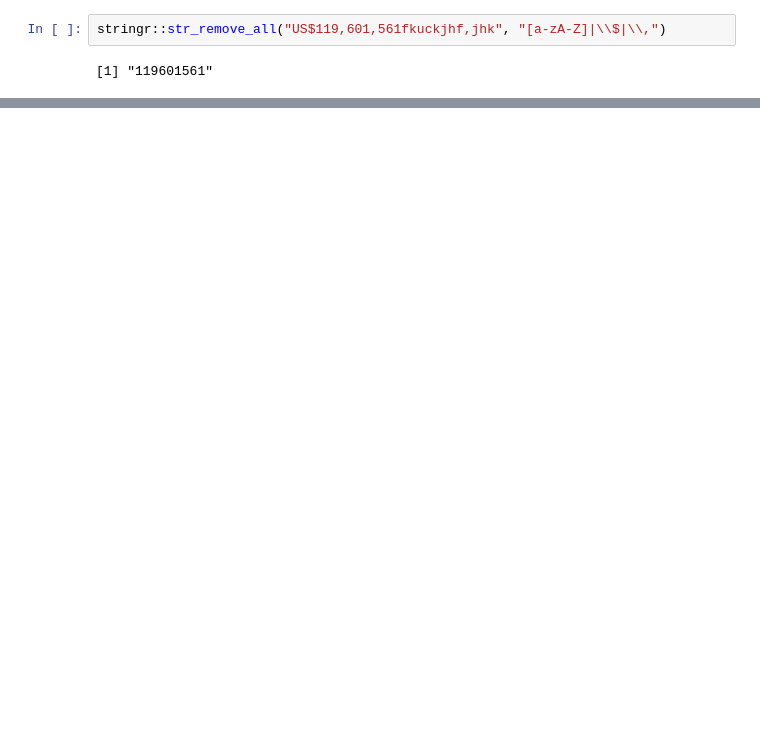
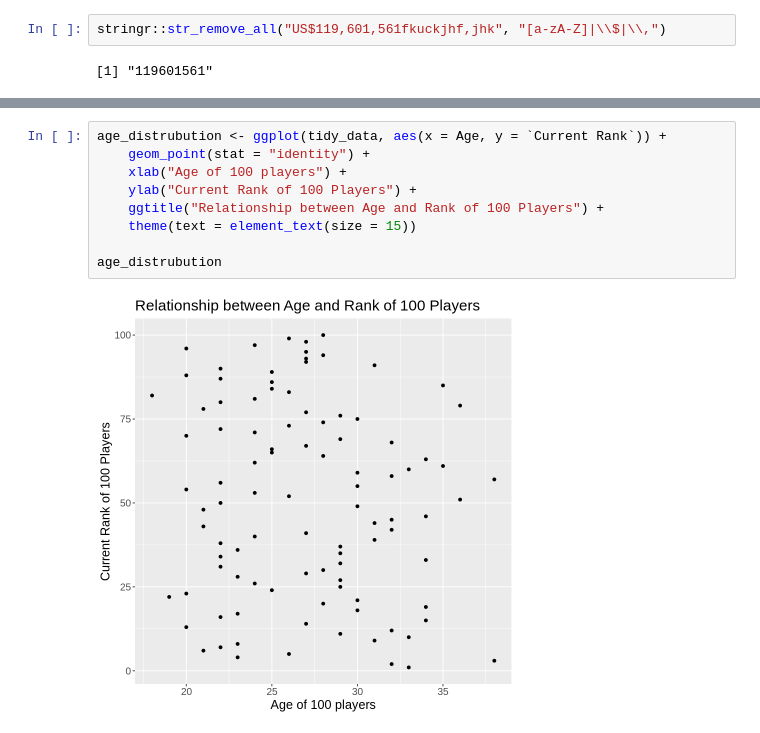
Before and after one commit to RaymondZhang20/Data-Prodiction, a Jupyter notebook: analysis.ipynb, the cells around one changed output, grey strips where cells are left out. Drawn from its saved outputs; the diff is of its cells as text; blank space fills up the shorter version.

```diff
--- a/analysis.ipynb
+++ b/analysis.ipynb
@@ -114,0 +103,11 @@ Warning message:
+# %%
+age_distrubution <- ggplot(tidy_data, aes(x = Age, y = `Current Rank`)) +
+    geom_point(stat = "identity") +
+    xlab("Age of 100 players") +
+    ylab("Current Rank of 100 Players") +
+    ggtitle("Relationship between Age and Rank of 100 Players") +
+    theme(text = element_text(size = 15))
+
+age_distrubution
+# %% [output]
+[figure, added]
```
Also changed, not shown: parts of 6 cells of this notebook.
